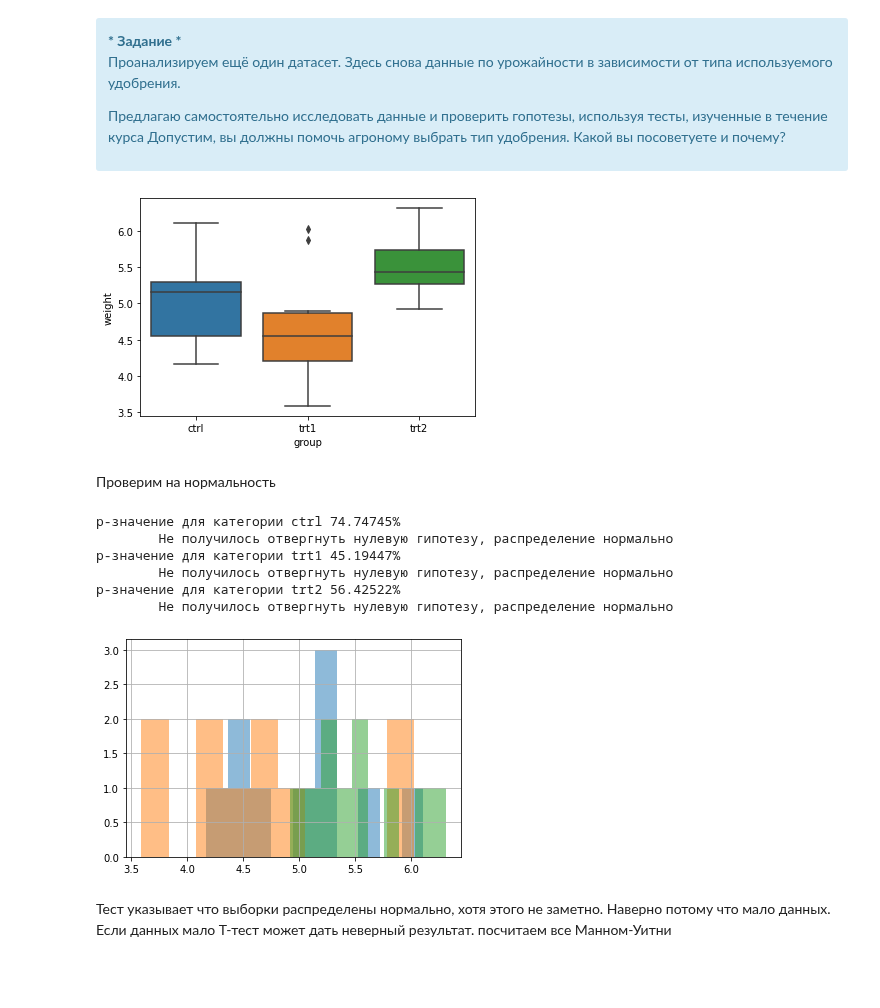
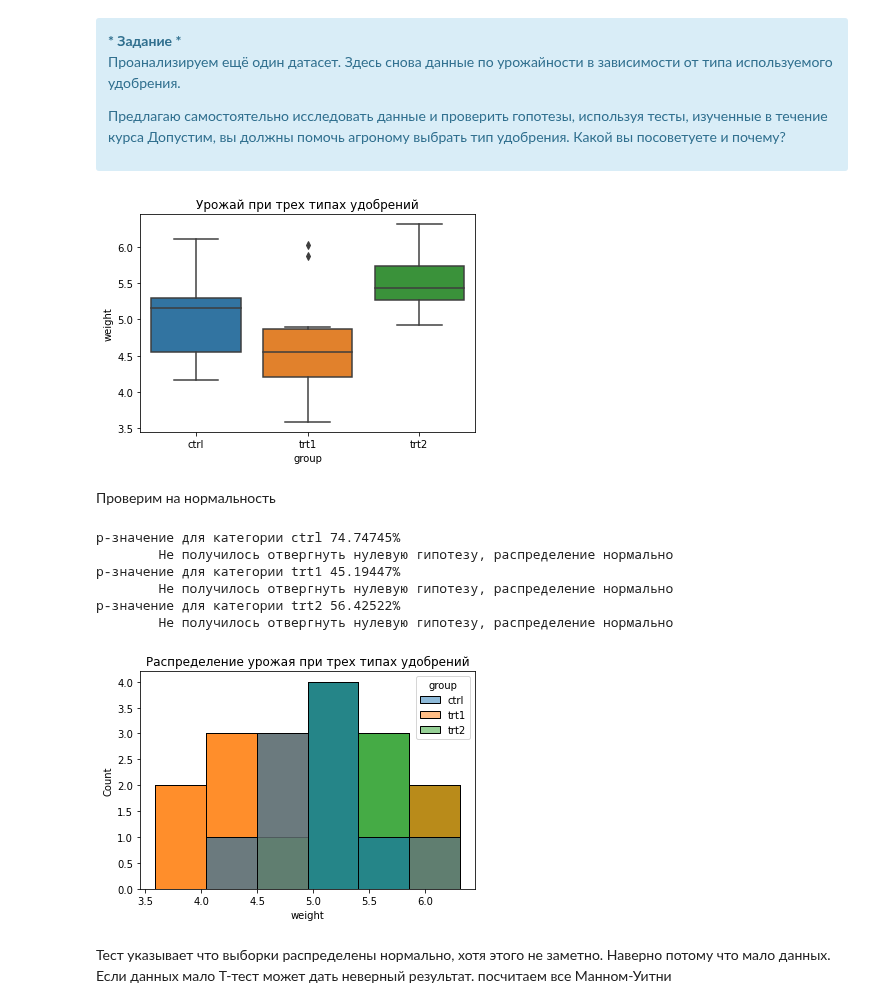
Before and after one commit to choodnovsky/Neto_DEGP-12, a Jupyter notebook: dz_3.07.ipynb, the cells around one changed output. Saved outputs shown, nothing was run; the diff lists cells and outputs as text; code cells hidden in the pictures; blank space fills up the shorter version.

```diff
--- a/dz_3.07.ipynb
+++ b/dz_3.07.ipynb
@@ -385,15 +405,17 @@ p-значение: 91.980%
 # %%
 df5 = pd.read_csv('Основы_pandas/PlantGrowth.csv', index_col=0)
 sns.boxplot(y="weight", x='group', data=df5, orient='v')
+plt.title('Урожай при трех типах удобрений')
 plt.show()
 # %% [output]
-[figure, old version]
+[figure, new version]
 # %% [markdown]
 Проверим на нормальность
 # %%
 alpha = 0.05
 for i in df5['group'].unique():
-    df5.query('group == @i')['weight'].hist(alpha = .5)
+    sns.histplot(df5,  x='weight',  hue='group')
+    plt.title('Распределение урожая при трех типах удобрений')
     results = stats.shapiro(df5.query('group == @i')['weight'])
     p_value = results[1]
     print(f'p-значение для категории {i} {p_value:.5%}')
@@ -408,7 +430,7 @@ p-значение для категории trt1 45.19447%
         Не получилось отвергнуть нулевую гипотезу, распределение нормально
 p-значение для категории trt2 56.42522%
         Не получилось отвергнуть нулевую гипотезу, распределение нормально
-[figure, old version]
+[figure, new version]
 # %% [markdown]
 Тест указывает что выборки распределены нормально, хотя этого не заметно. Наверно потому что мало данных. Если данных мало Т-тест может дать неверный результат. посчитаем все Манном-Уитни
 # %% [markdown]
```
Also changed, not shown: parts of 27 cells of this notebook.
